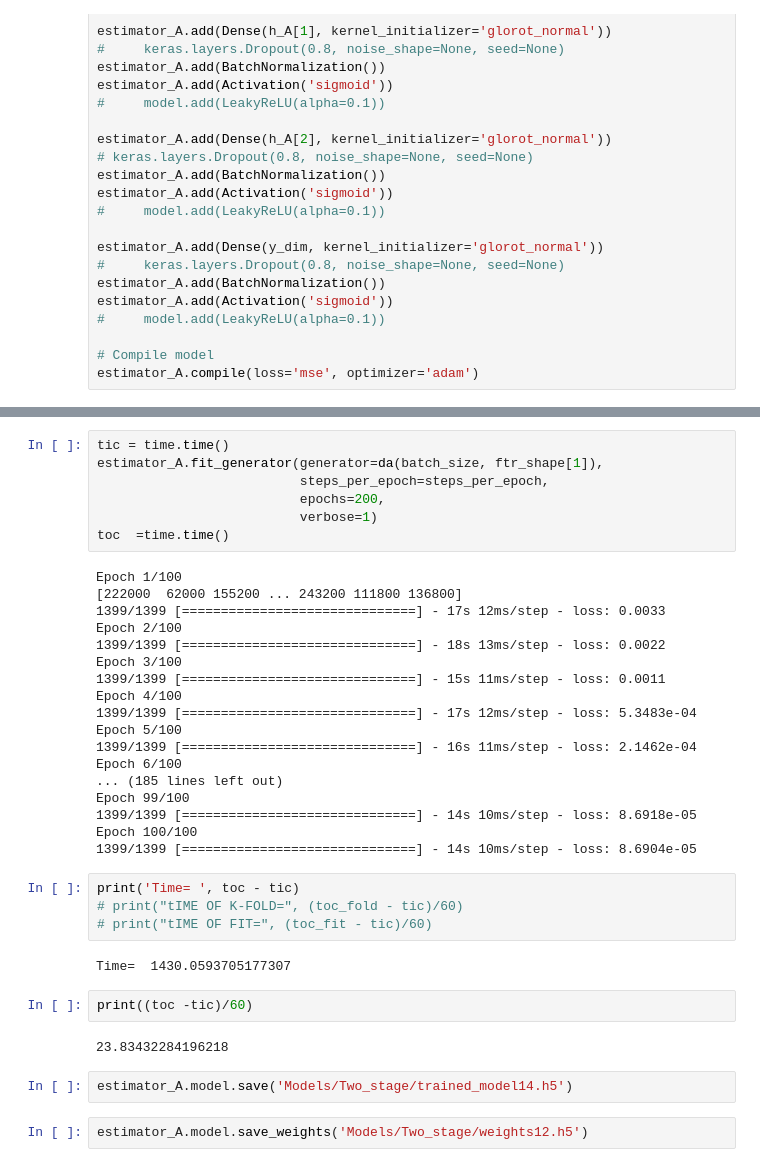
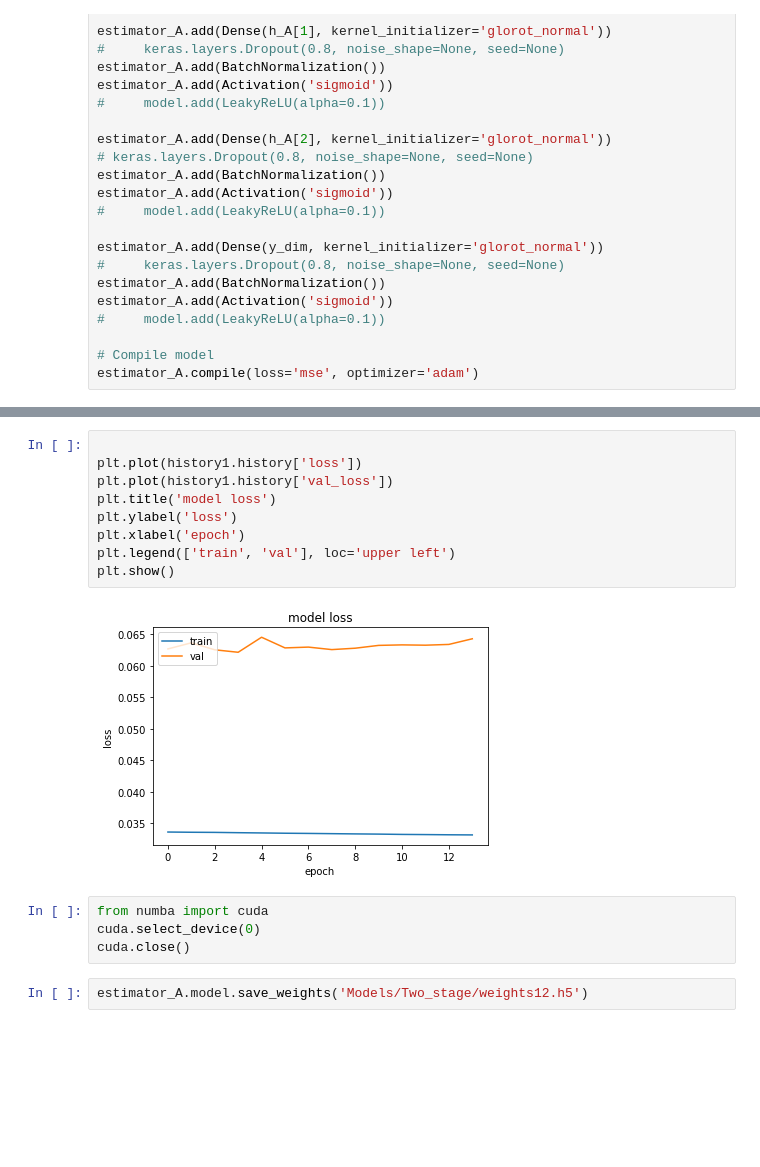
Before and after one commit to MajidNoorani/Thesis_codes, a Jupyter notebook: TSP_Two_stageA.ipynb, the cells around one changed output, grey strips where cells are left out. Cells and saved outputs as stored; diff of their text form; blank space fills up the shorter version.

```diff
--- a/TSP_Two_stageA.ipynb
+++ b/TSP_Two_stageA.ipynb
@@ -284,40 +287,18 @@ steps_per_epoch = int(ftr_shape[1]/(batch_size))
-# %%
-tic = time.time()
-estimator_A.fit_generator(generator=da(batch_size, ftr_shape[1]),
-                          steps_per_epoch=steps_per_epoch,
-                          epochs=200,
-                          verbose=1)
-toc  =time.time()
-# %% [output]
-Epoch 1/100
-[222000  62000 155200 ... 243200 111800 136800]
-1399/1399 [==============================] - 17s 12ms/step - loss: 0.0033
-Epoch 2/100
-1399/1399 [==============================] - 18s 13ms/step - loss: 0.0022
-Epoch 3/100
-1399/1399 [==============================] - 15s 11ms/step - loss: 0.0011
-Epoch 4/100
-1399/1399 [==============================] - 17s 12ms/step - loss: 5.3483e-04
-Epoch 5/100
-1399/1399 [==============================] - 16s 11ms/step - loss: 2.1462e-04
-Epoch 6/100
-... (185 lines left out)
-Epoch 99/100
-1399/1399 [==============================] - 14s 10ms/step - loss: 8.6918e-05
-Epoch 100/100
-1399/1399 [==============================] - 14s 10ms/step - loss: 8.6904e-05
-# %%
-print('Time= ', toc - tic)
-# print("tIME OF K-FOLD=", (toc_fold - tic)/60)
-# print("tIME OF FIT=", (toc_fit - tic)/60)
-# %% [output]
-Time=  1430.0593705177307
-# %%
-print((toc -tic)/60)
-# %% [output]
-23.83432284196218
-# %%
-estimator_A.model.save('Models/Two_stage/trained_model14.h5')
+# %%
+
+plt.plot(history1.history['loss'])
+plt.plot(history1.history['val_loss'])
+plt.title('model loss')
+plt.ylabel('loss')
+plt.xlabel('epoch')
+plt.legend(['train', 'val'], loc='upper left')
+plt.show()
+# %% [output]
+[figure, added]
+# %%
+from numba import cuda
+cuda.select_device(0)
+cuda.close()
 # %%
 estimator_A.model.save_weights('Models/Two_stage/weights12.h5')
 # %%
```
Also changed, not shown: parts of 53 cells of this notebook.
